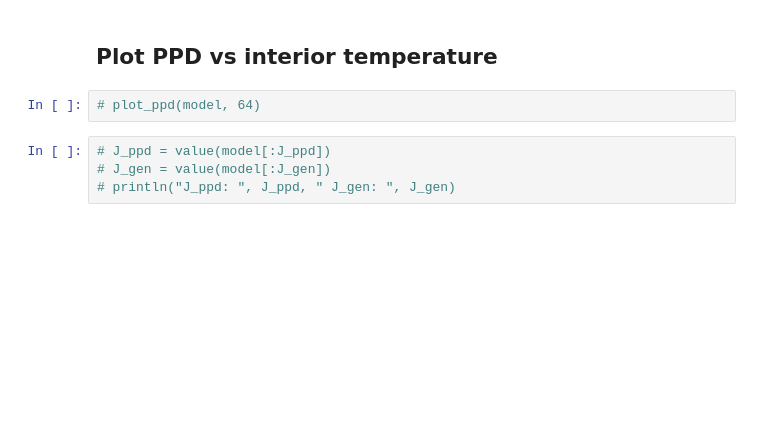
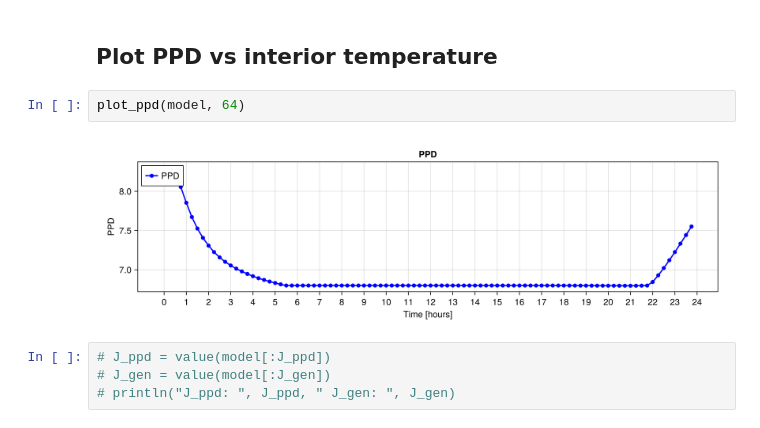
Before and after one commit to XinLiTue/Congestion-Management-based-on-Thermal-Comfort, a Jupyter notebook: OPF-jl.ipynb, the cells around one changed output. Cells and saved outputs as stored; diff of their text form; blank space fills up the shorter version.

```diff
--- a/OPF-jl.ipynb
+++ b/OPF-jl.ipynb
@@ -473,7 +483,9 @@ plot_ppd (generic function with 1 method)
 # %% [markdown]
 ## Plot PPD vs interior temperature
 # %%
-# plot_ppd(model, 64)
+plot_ppd(model, 64)
+# %% [output]
+[figure, added]
 # %%
 # J_ppd = value(model[:J_ppd])
 # J_gen = value(model[:J_gen])
```
Also changed, not shown: parts of 7 cells of this notebook, 6 other files.
